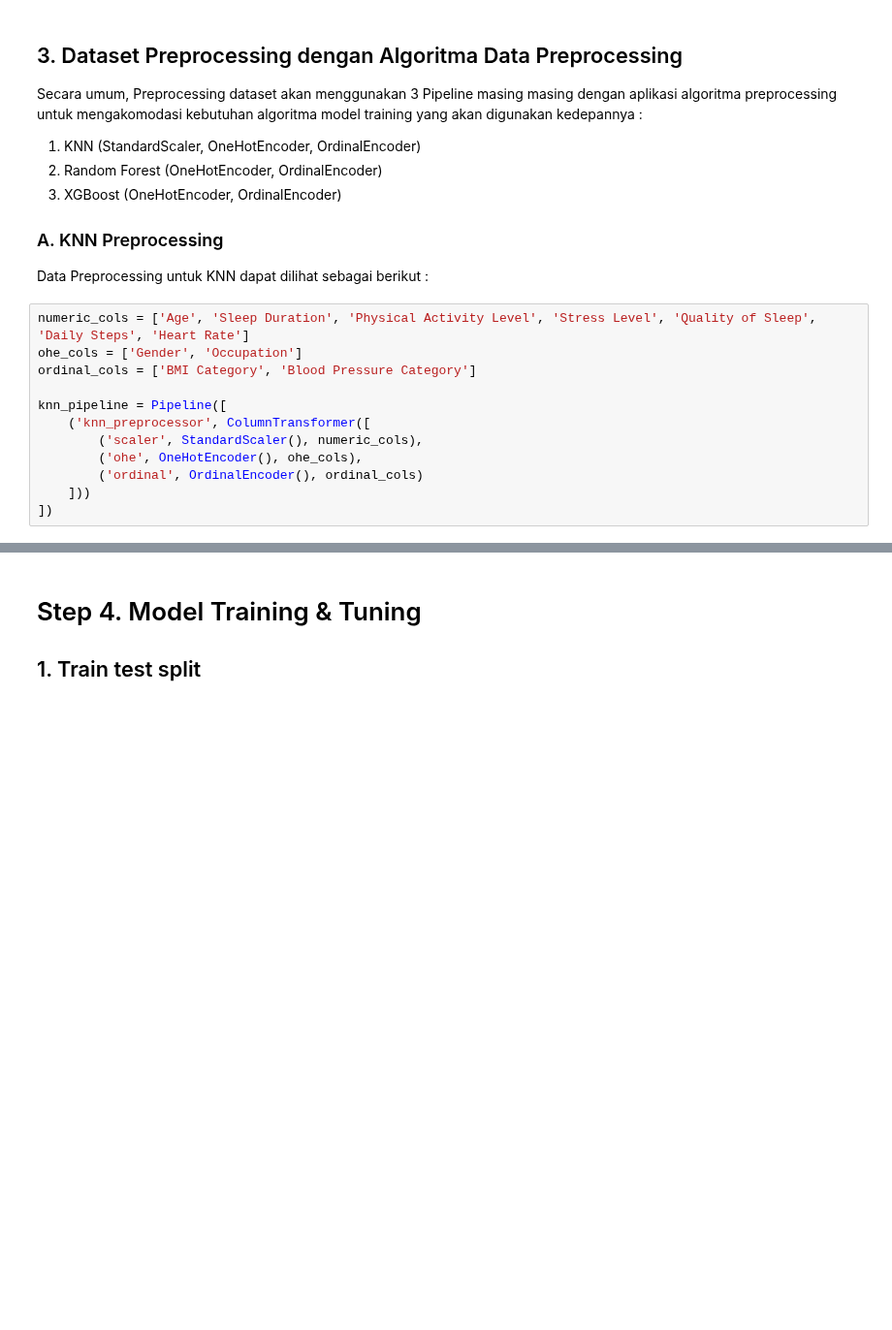
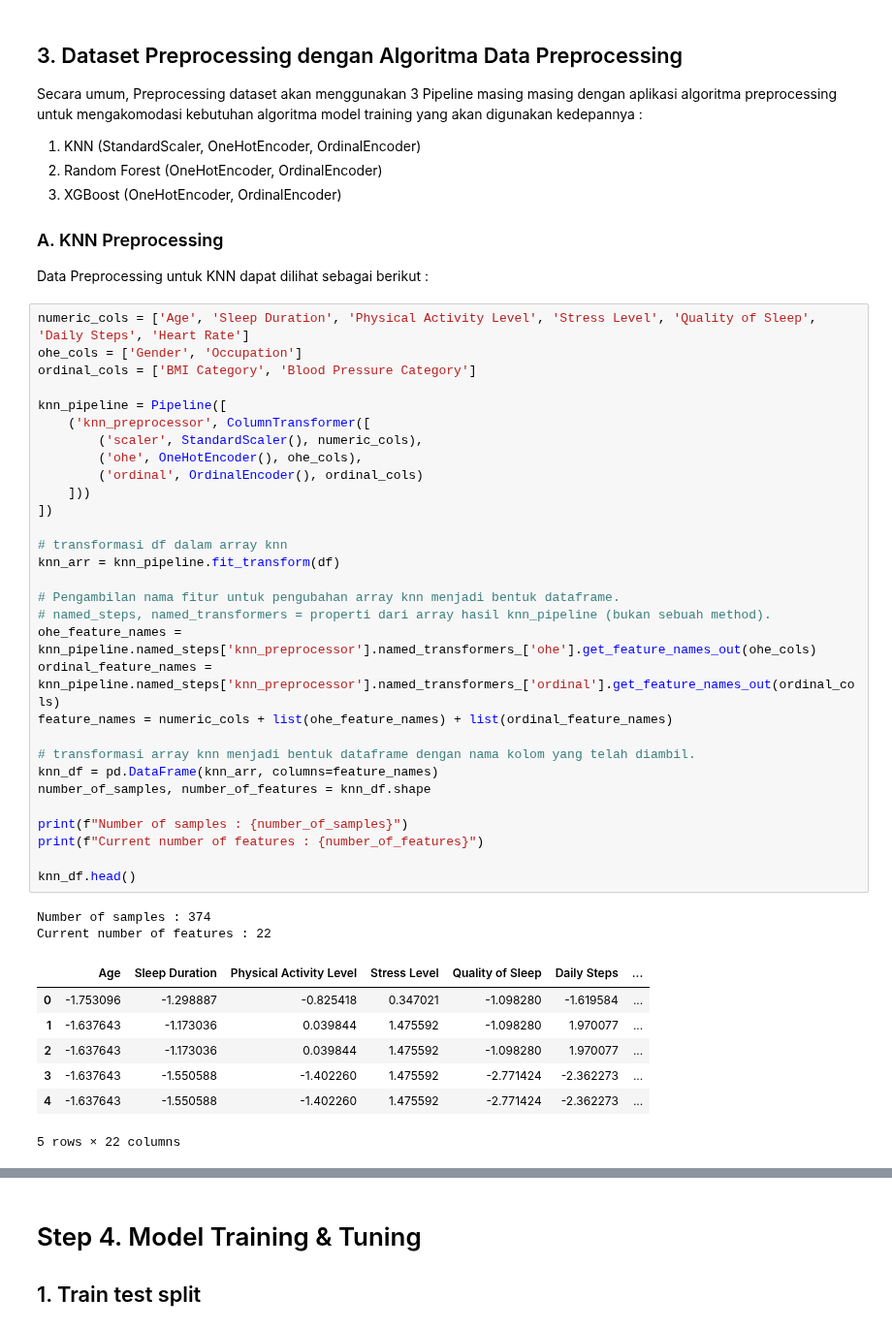
Before and after one commit to LCoder-FILE/TK_MachLearn, a Jupyter notebook: UTS/Code/main.ipynb, the cells around one changed output, grey strips where cells are left out. Shown at 97% size. Drawn from its saved outputs; the diff is of its cells as text; blank space fills up the shorter version.

```diff
--- a/UTS/Code/main.ipynb
+++ b/UTS/Code/main.ipynb
@@ -311,12 +311,40 @@ Data Preprocessing untuk KNN dapat dilihat sebagai berikut :
 # %%
 numeric_cols = ['Age', 'Sleep Duration', 'Physical Activity Level', 'Stress Level', 'Quality of Sleep', 'Daily Steps', 'Heart Rate']
 ohe_cols = ['Gender', 'Occupation']
 ordinal_cols = ['BMI Category', 'Blood Pressure Category']
 
 knn_pipeline = Pipeline([
     ('knn_preprocessor', ColumnTransformer([
         ('scaler', StandardScaler(), numeric_cols),
         ('ohe', OneHotEncoder(), ohe_cols),
         ('ordinal', OrdinalEncoder(), ordinal_cols)
     ]))
 ])
+
+# transformasi df dalam array knn
+knn_arr = knn_pipeline.fit_transform(df)
+
+# Pengambilan nama fitur untuk pengubahan array knn menjadi bentuk dataframe.
+# named_steps, named_transformers = properti dari array hasil knn_pipeline (bukan sebuah method).
+ohe_feature_names = knn_pipeline.named_steps['knn_preprocessor'].named_transformers_['ohe'].get_feature_names_out(ohe_cols)
+ordinal_feature_names = knn_pipeline.named_steps['knn_preprocessor'].named_transformers_['ordinal'].get_feature_names_out(ordinal_cols)
+feature_names = numeric_cols + list(ohe_feature_names) + list(ordinal_feature_names)
+
+# transformasi array knn menjadi bentuk dataframe dengan nama kolom yang telah diambil.
+knn_df = pd.DataFrame(knn_arr, columns=feature_names)
+number_of_samples, number_of_features = knn_df.shape
+
+print(f"Number of samples : {number_of_samples}")
+print(f"Current number of features : {number_of_features}")
+
+knn_df.head()
+# %% [output]
+Number of samples : 374
+Current number of features : 22
+|  | Age | Sleep Duration | Physical Activity Level | Stress Level | Quality of Sleep | Daily Steps | ... |
+| 0 | -1.753096 | -1.298887 | -0.825418 | 0.347021 | -1.098280 | -1.619584 | ... |
+| 1 | -1.637643 | -1.173036 | 0.039844 | 1.475592 | -1.098280 | 1.970077 | ... |
+| 2 | -1.637643 | -1.173036 | 0.039844 | 1.475592 | -1.098280 | 1.970077 | ... |
+| 3 | -1.637643 | -1.550588 | -1.402260 | 1.475592 | -2.771424 | -2.362273 | ... |
+| 4 | -1.637643 | -1.550588 | -1.402260 | 1.475592 | -2.771424 | -2.362273 | ... |
+5 rows × 22 columns
```
Also changed, not shown: parts of 2 cells of this notebook.
